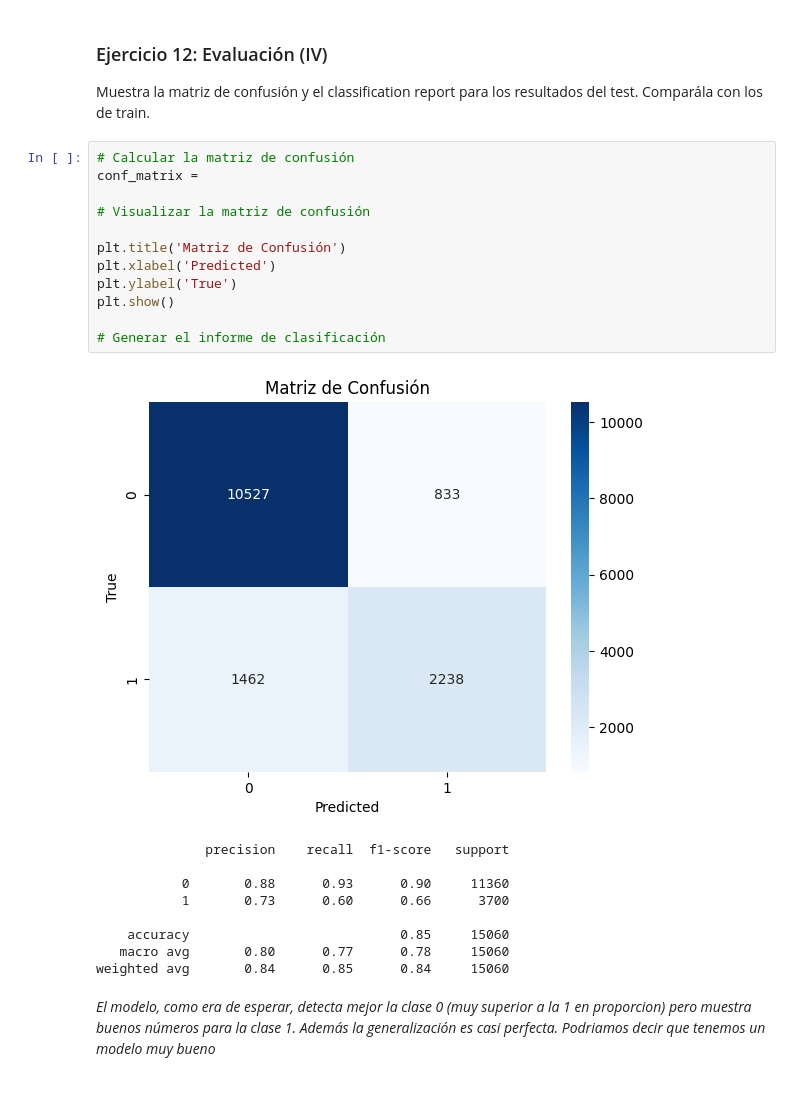
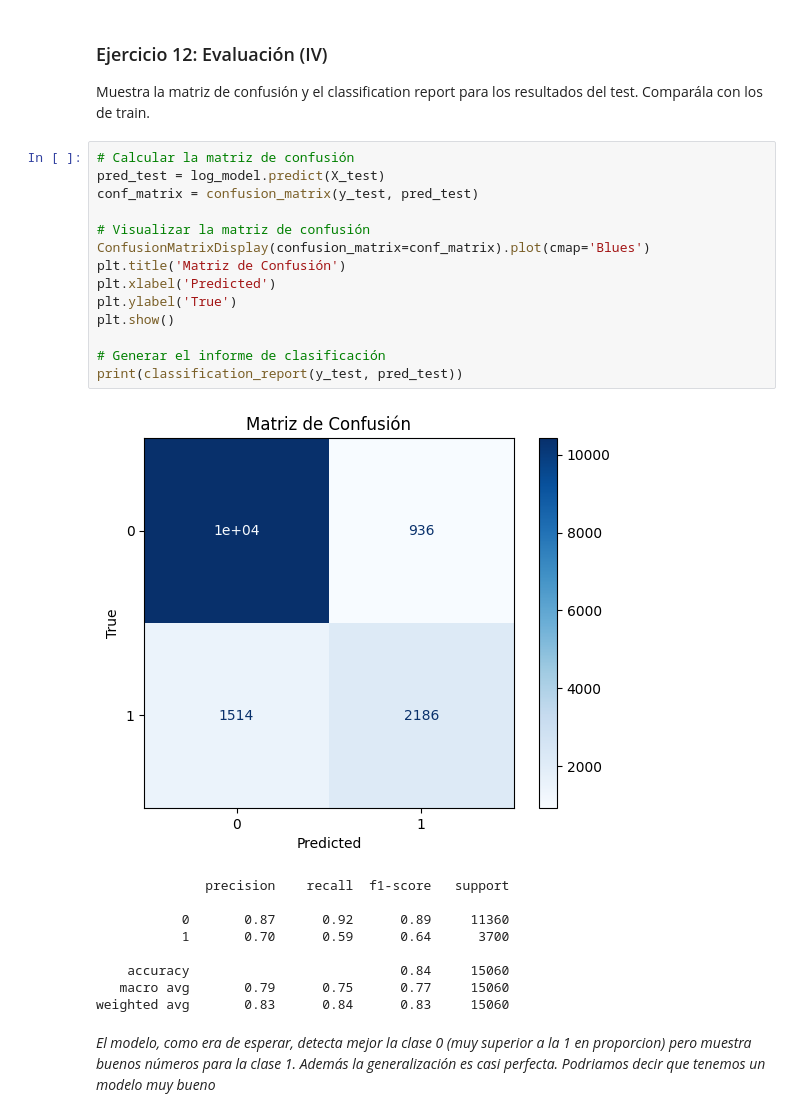
Before and after one commit to PablodaCunha/2603_ds_ft_thebridge, a Jupyter notebook: 3-Machine Learning/1-Supervisado/2-Classification/4-Logistic_Regression/ejercicios/1_Ejercicios_Practica_RL_Binaria.ipynb, the cells around one changed output. Cells and saved outputs as stored; diff of their text form.

```diff
--- a/3-Machine Learning/1-Supervisado/2-Classification/4-Logistic_Regression/ejercicios/1_Ejercicios_Practica_RL_Binaria.ipynb
+++ b/3-Machine Learning/1-Supervisado/2-Classification/4-Logistic_Regression/ejercicios/1_Ejercicios_Practica_RL_Binaria.ipynb
@@ -481,26 +504,28 @@ weighted avg       0.83      0.84      0.83     30162
 Muestra la matriz de confusión y el classification report para los resultados del test. Comparála con los de train.
 # %%
 # Calcular la matriz de confusión
-conf_matrix =
+pred_test = log_model.predict(X_test)
+conf_matrix = confusion_matrix(y_test, pred_test)
 
 # Visualizar la matriz de confusión
-
+ConfusionMatrixDisplay(confusion_matrix=conf_matrix).plot(cmap='Blues')
 plt.title('Matriz de Confusión')
 plt.xlabel('Predicted')
 plt.ylabel('True')
 plt.show()
 
 # Generar el informe de clasificación
+print(classification_report(y_test, pred_test))
 # %% [output]
-[figure, old version]
+[figure, new version]
               precision    recall  f1-score   support
 
-           0       0.88      0.93      0.90     11360
-           1       0.73      0.60      0.66      3700
+           0       0.87      0.92      0.89     11360
+           1       0.70      0.59      0.64      3700
 
-    accuracy                           0.85     15060
-   macro avg       0.80      0.77      0.78     15060
-weighted avg       0.84      0.85      0.84     15060
+    accuracy                           0.84     15060
+   macro avg       0.79      0.75      0.77     15060
+weighted avg       0.83      0.84      0.83     15060
 # %% [markdown]
 *El modelo, como era de esperar, detecta mejor la clase 0 (muy superior a la 1 en proporcion) pero muestra buenos números para la clase 1. Además la generalización es casi perfecta. Podriamos decir que tenemos un modelo muy bueno*
 # %% [markdown]
```
Also changed, not shown: parts of 5 cells of this notebook, 1 other file.
